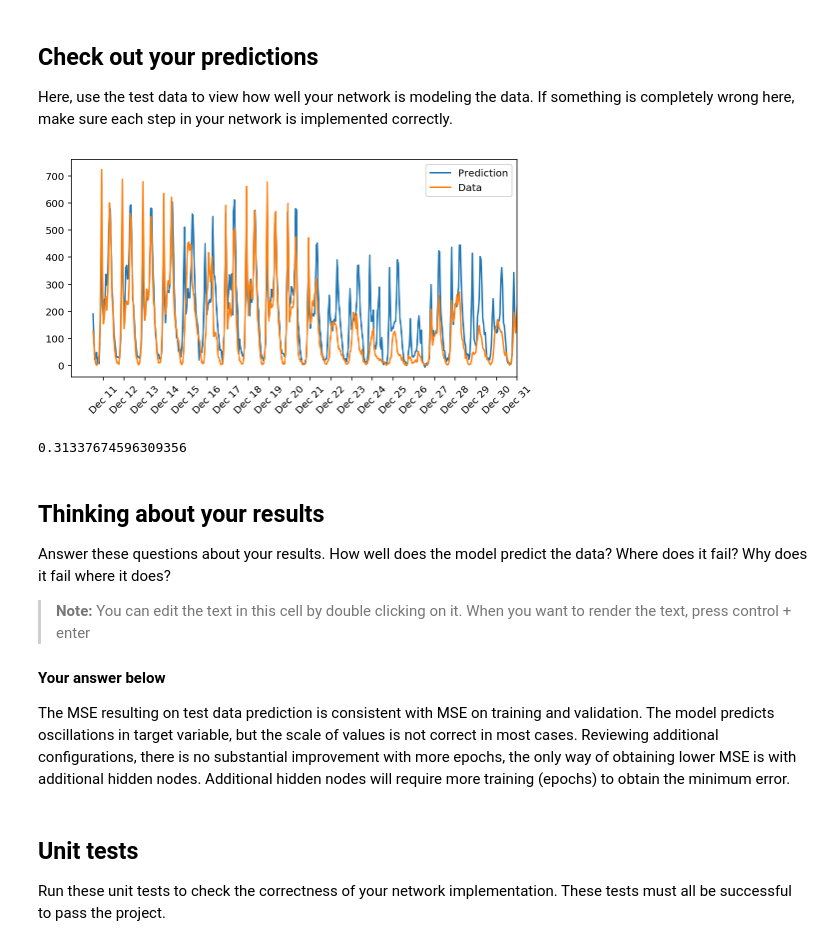
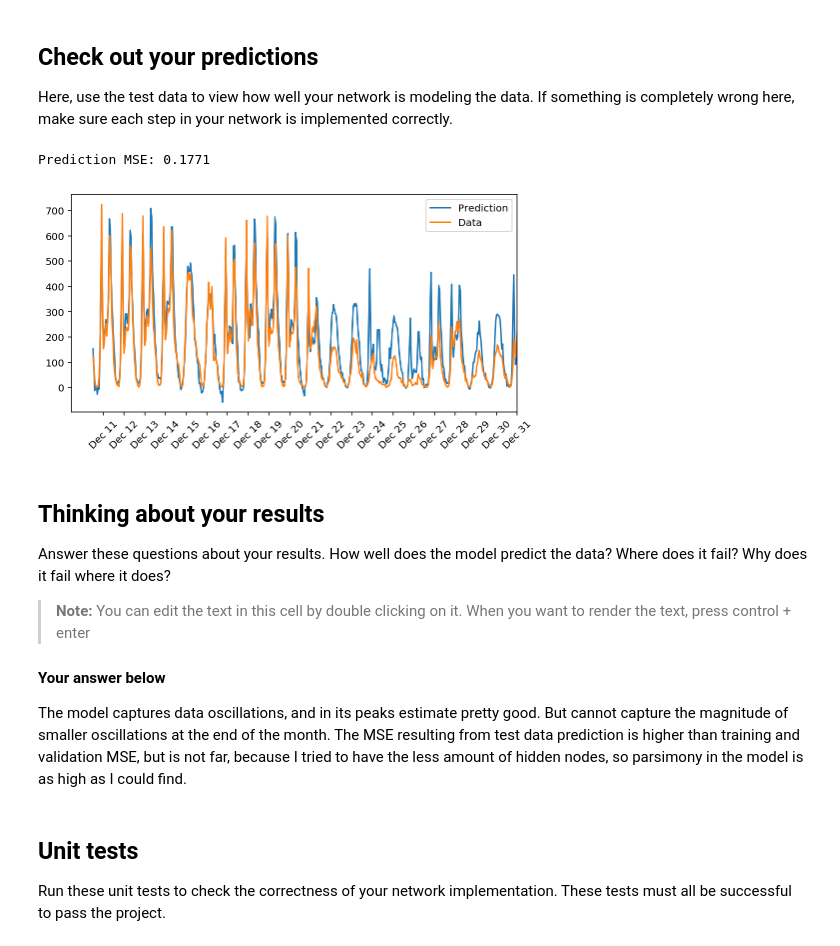
Before and after one commit to tolarteh/DLND_Project1, a Jupyter notebook: dlnd-your-first-neural-network.ipynb, the cells around one changed output. Saved outputs shown, nothing was run; the diff lists cells and outputs as text; code cells hidden in the pictures.

```diff
--- a/dlnd-your-first-neural-network.ipynb
+++ b/dlnd-your-first-neural-network.ipynb
@@ -130,7 +124,8 @@ class NeuralNetwork(object):
 
         #### Set this to your implemented sigmoid function ####
         # Activation function is the sigmoid function
-        self.activation_function = sigmoid
+        self.activation_function = lambda x: 1 / (1 + np.exp(-x))
+        self.activation_prime = lambda x: x * (1 - x)
 
     def train(self, inputs_list, targets_list):
         # Convert inputs list to 2d array
@@ -154,7 +149,7 @@ class NeuralNetwork(object):
         output_errors = (targets - final_outputs)
 
         # Backpropagated error
-        hop = self.activation_function(hidden_outputs, deriv=True)
+        hop = self.activation_prime(hidden_outputs)
         hidden_errors = self.weights_hidden_to_output.T.dot(output_errors) * hop
 
         # Update the weights
@@ -227,0 +247,4 @@ Progress: 100% ... Training loss: 0.264 ... Validation loss: 0.445
+# %%
+network, losses = fit(epochs=2000, learning_rate=0.01, hidden_nodes=15)
+print("Fit done. Training loss: {:.4f} and validation loss: {:.4f}".format(losses['train'][-1],
+                                                                   losses['validation'][-1]))
@@ -240,23 +265,24 @@ Here, use the test data to view how well your network is modeling the data. If s
 # %%
 fig, ax = plt.subplots(figsize=(8,4))
 
 mean, std = scaled_features['cnt']
-predictions = network.run(test_features)*std + mean
+predictions_non_scale = network.run(test_features)
+predictions = predictions_non_scale * std + mean
 ax.plot(predictions[0], label='Prediction')
 ax.plot((test_targets['cnt']*std + mean).values, label='Data')
 ax.set_xlim(right=len(predictions))
 ax.legend()
 
 dates = pd.to_datetime(rides.ix[test_data.index]['dteday'])
 dates = dates.apply(lambda d: d.strftime('%b %d'))
 ax.set_xticks(np.arange(len(dates))[12::24])
 _ = ax.set_xticklabels(dates[12::24], rotation=45)
+
+predict_MSE = MSE(predictions_non_scale, test_targets['cnt'].values)
+print("Prediction MSE: {:.4f}".format(predict_MSE))
 # %% [output]
+Prediction MSE: 0.1771
-[figure, old version]
+[figure, new version]
-# %%
-MSE(network.run(test_features), test_targets['cnt'].values)
-# %% [output]
-0.31337674596309356
 # %% [markdown]
 ## Thinking about your results
 
@@ -265,7 +291,7 @@ Answer these questions about your results. How well does the model predict the d
 > **Note:** You can edit the text in this cell by double clicking on it. When you want to render the text, press control + enter
 
 #### Your answer below
-The MSE resulting on test data prediction is consistent with MSE on training and validation. The model predicts oscillations in target variable, but the scale of values is not correct in most cases. Reviewing additional configurations, there is no substantial improvement with more epochs, the only way of obtaining lower MSE is with additional hidden nodes. Additional hidden nodes will require more training (epochs) to obtain the minimum error.
+The model captures data oscillations, and in its peaks estimate pretty good. But cannot capture the magnitude of smaller oscillations at the end of the month. The MSE resulting from test data prediction is higher than training and validation MSE, but is not far, because I tried to have the less amount of hidden nodes, so parsimony in the model is as high as I could find.
 # %% [markdown]
 ## Unit tests
 
```
Also changed, not shown: parts of 7 cells of this notebook, 1 other file.
